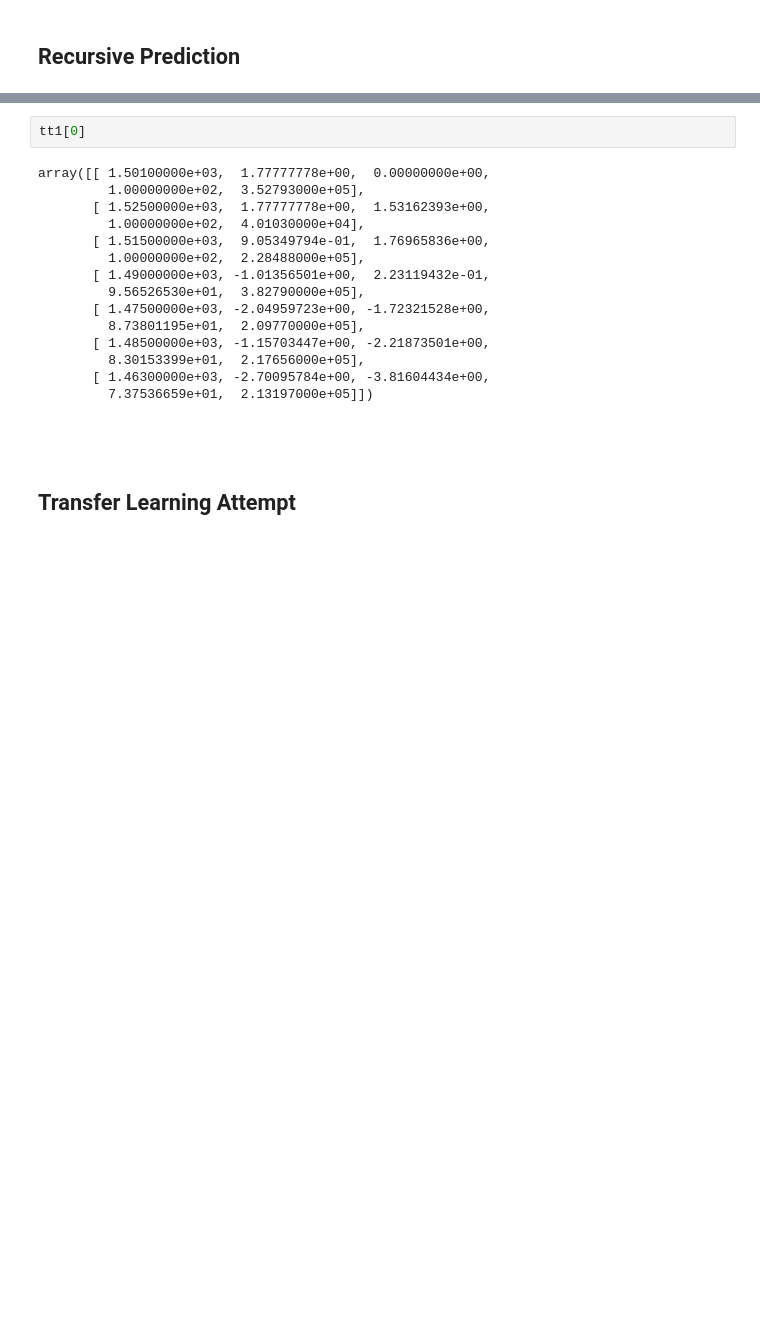
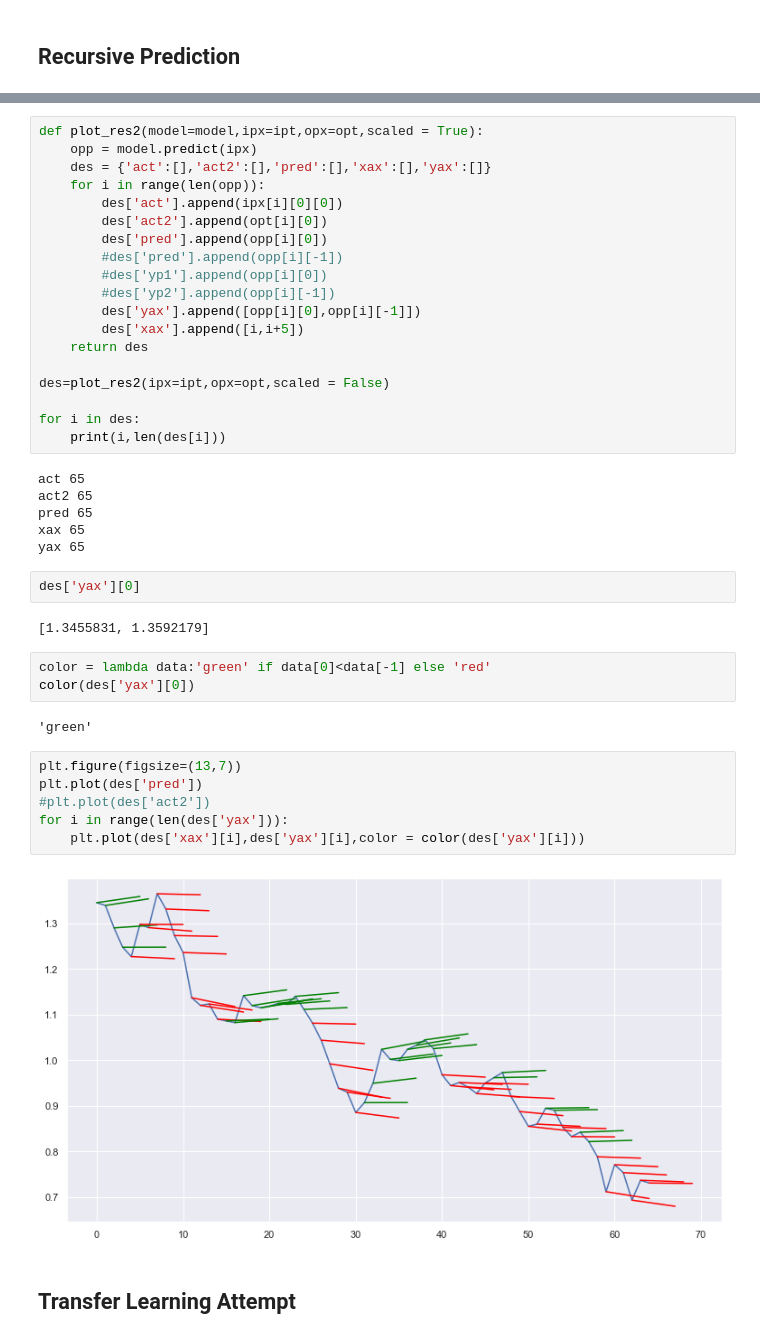
Before and after one commit to AsutoshDalei/stock-work, a Jupyter notebook: Single Stock Analysis.ipynb, the cells around one changed output, grey strips where cells are left out. Cells and saved outputs as stored; diff of their text form; blank space fills up the shorter version.

Commit message:
Tracing Plot Defined

```diff
--- a/Single Stock Analysis.ipynb
+++ b/Single Stock Analysis.ipynb
@@ -488,22 +387,45 @@ tt1,tt2 = generate_data_x(get_data('MARUTI','Open'),get_data('MARUTI','Volume'))
-# %%
-tt1[0]
-# %% [output]
-array([[ 1.50100000e+03,  1.77777778e+00,  0.00000000e+00,
-         1.00000000e+02,  3.52793000e+05],
-       [ 1.52500000e+03,  1.77777778e+00,  1.53162393e+00,
-         1.00000000e+02,  4.01030000e+04],
-       [ 1.51500000e+03,  9.05349794e-01,  1.76965836e+00,
-         1.00000000e+02,  2.28488000e+05],
-       [ 1.49000000e+03, -1.01356501e+00,  2.23119432e-01,
-         9.56526530e+01,  3.82790000e+05],
-       [ 1.47500000e+03, -2.04959723e+00, -1.72321528e+00,
-         8.73801195e+01,  2.09770000e+05],
-       [ 1.48500000e+03, -1.15703447e+00, -2.21873501e+00,
-         8.30153399e+01,  2.17656000e+05],
-       [ 1.46300000e+03, -2.70095784e+00, -3.81604434e+00,
-         7.37536659e+01,  2.13197000e+05]])
-# %% [markdown]
-##
+# %%
+def plot_res2(model=model,ipx=ipt,opx=opt,scaled = True):
+    opp = model.predict(ipx)
+    des = {'act':[],'act2':[],'pred':[],'xax':[],'yax':[]}
+    for i in range(len(opp)):
+        des['act'].append(ipx[i][0][0])
+        des['act2'].append(opt[i][0])
+        des['pred'].append(opp[i][0])
+        #des['pred'].append(opp[i][-1])
+        #des['yp1'].append(opp[i][0])
+        #des['yp2'].append(opp[i][-1])
+        des['yax'].append([opp[i][0],opp[i][-1]])
+        des['xax'].append([i,i+5])
+    return des
+
+des=plot_res2(ipx=ipt,opx=opt,scaled = False)
+
+for i in des:
+    print(i,len(des[i]))
+# %% [output]
+act 65
+act2 65
+pred 65
+xax 65
+yax 65
+# %%
+des['yax'][0]
+# %% [output]
+[1.3455831, 1.3592179]
+# %%
+color = lambda data:'green' if data[0]<data[-1] else 'red'
+color(des['yax'][0])
+# %% [output]
+'green'
+# %%
+plt.figure(figsize=(13,7))
+plt.plot(des['pred'])
+#plt.plot(des['act2'])
+for i in range(len(des['yax'])):
+    plt.plot(des['xax'][i],des['yax'][i],color = color(des['yax'][i]))
+# %% [output]
+[figure, added]
 # %% [markdown]
 ## Transfer Learning Attempt
 # %%
```
Also changed, not shown: parts of 8 cells of this notebook.
